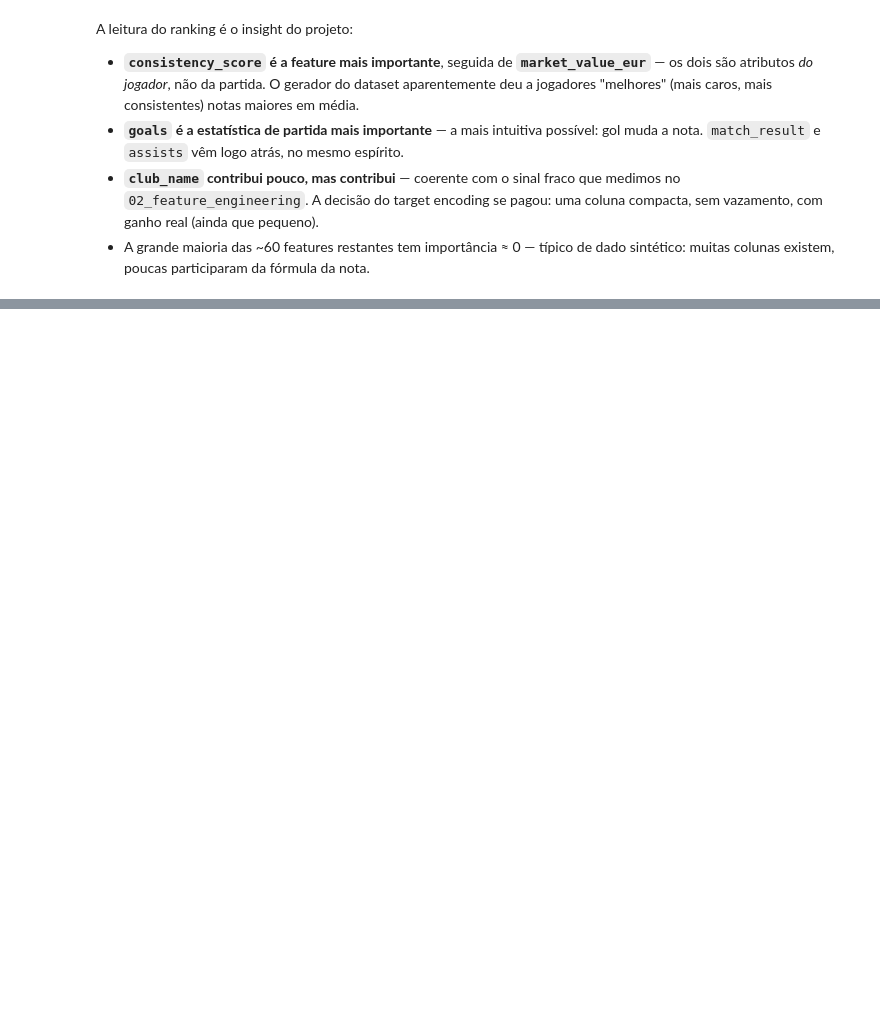
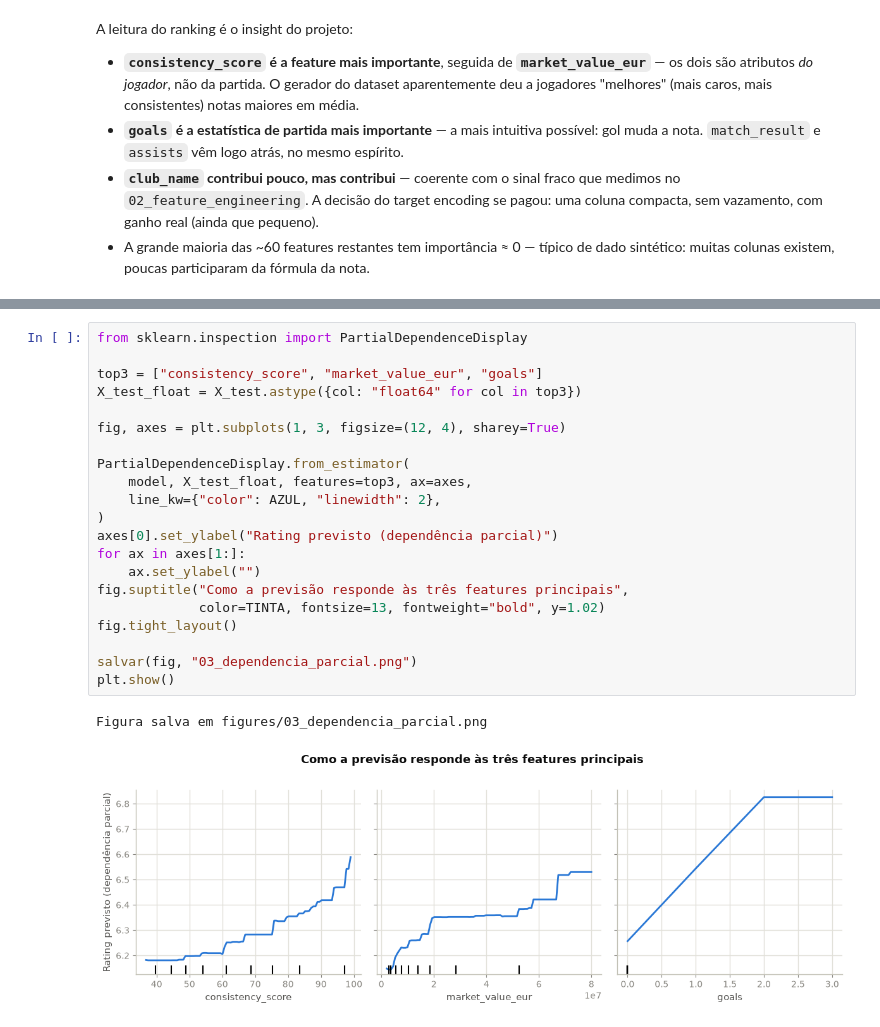
Before and after one commit to Filip3Owl/WorldCupPlayersAnalyses, a Jupyter notebook: notebooks/03_modeling.ipynb, the cells around one changed output, grey strips where cells are left out. Saved outputs shown, nothing was run; the diff lists cells and outputs as text; blank space fills up the shorter version.

```diff
--- a/notebooks/03_modeling.ipynb
+++ b/notebooks/03_modeling.ipynb
@@ -412,0 +423,24 @@ A leitura do ranking é o insight do projeto:
+# %%
+from sklearn.inspection import PartialDependenceDisplay
+
+top3 = ["consistency_score", "market_value_eur", "goals"]
+X_test_float = X_test.astype({col: "float64" for col in top3})
+
+fig, axes = plt.subplots(1, 3, figsize=(12, 4), sharey=True)
+
+PartialDependenceDisplay.from_estimator(
+    model, X_test_float, features=top3, ax=axes,
+    line_kw={"color": AZUL, "linewidth": 2},
+)
+axes[0].set_ylabel("Rating previsto (dependência parcial)")
+for ax in axes[1:]:
+    ax.set_ylabel("")
+fig.suptitle("Como a previsão responde às três features principais",
+             color=TINTA, fontsize=13, fontweight="bold", y=1.02)
+fig.tight_layout()
+
+salvar(fig, "03_dependencia_parcial.png")
+plt.show()
+# %% [output]
+Figura salva em figures/03_dependencia_parcial.png
+[figure, added]
```
Also changed, not shown: parts of 7 cells of this notebook, 10 other files.
